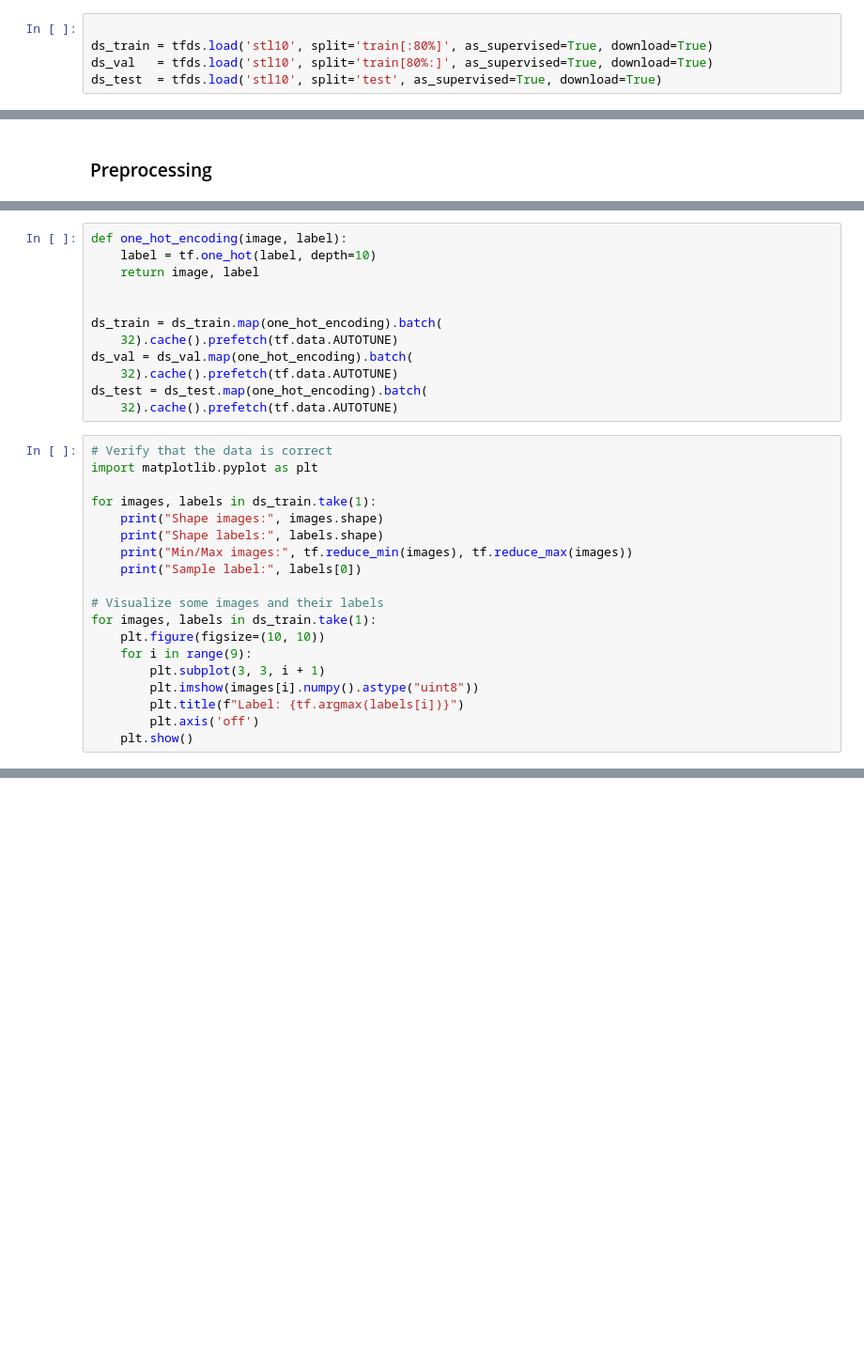
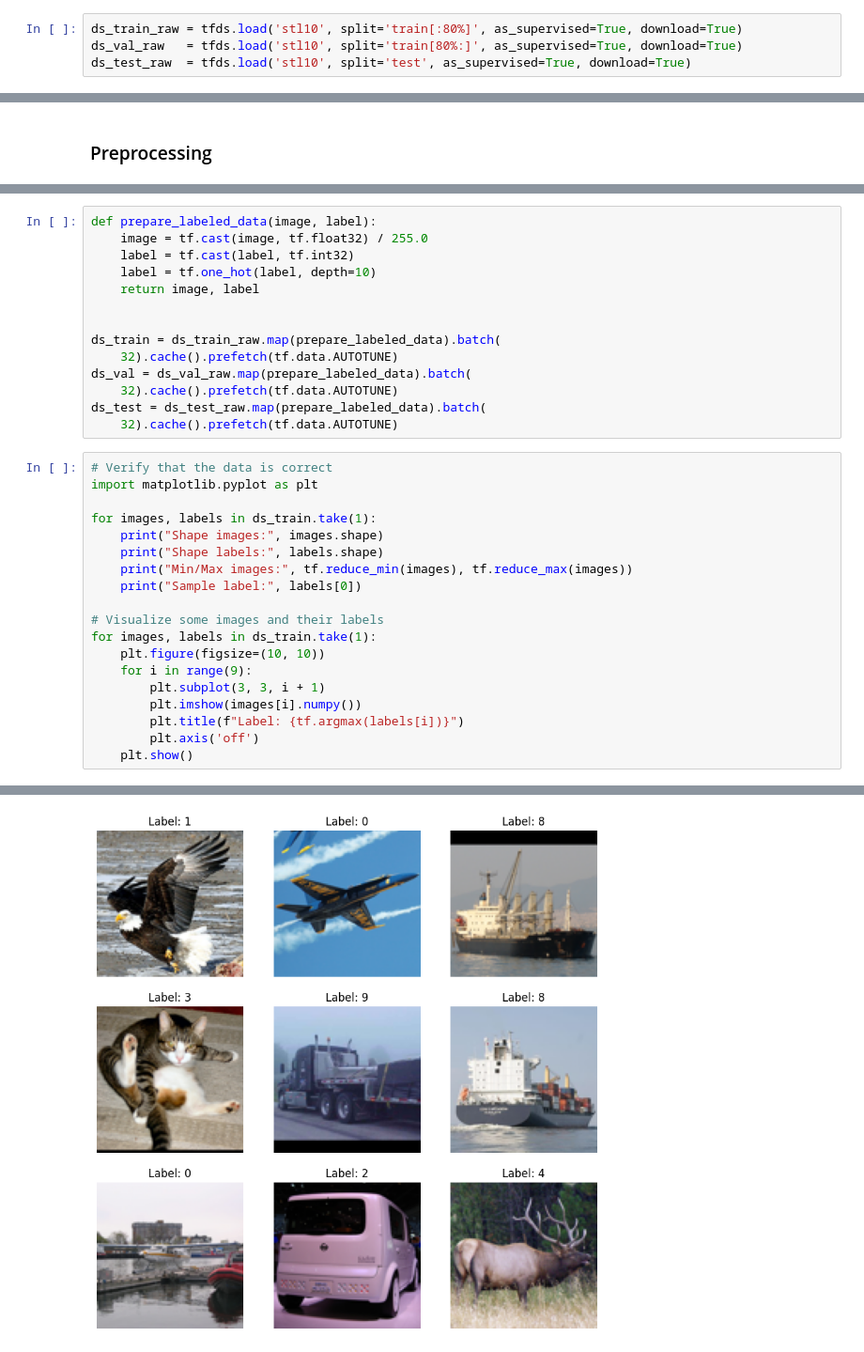
Before and after one commit to david-fm/dl-p3-latent-space, a Jupyter notebook: lab.ipynb, the cells around one changed output, grey strips where cells are left out. Shown at 94% size. Drawn from its saved outputs; the diff is of its cells as text; blank space fills up the shorter version.

```diff
--- a/lab.ipynb
+++ b/lab.ipynb
@@ -122,10 +145,9 @@ autoencoder.fit(
     validation_data=None
 )
 # %%
-
-ds_train = tfds.load('stl10', split='train[:80%]', as_supervised=True, download=True)
-ds_val   = tfds.load('stl10', split='train[80%:]', as_supervised=True, download=True)
-ds_test  = tfds.load('stl10', split='test', as_supervised=True, download=True)
+ds_train_raw = tfds.load('stl10', split='train[:80%]', as_supervised=True, download=True)
+ds_val_raw   = tfds.load('stl10', split='train[80%:]', as_supervised=True, download=True)
+ds_test_raw  = tfds.load('stl10', split='test', as_supervised=True, download=True)
 # %%
 import matplotlib.pyplot as plt
 
@@ -157,16 +186,18 @@ A preprocessing pipeline has been applied with the following key steps:
 
 * Batching: Finally, the data is packed into groups of 32 elements. This optimizes resource consumption during training.
 # %%
-def one_hot_encoding(image, label):
+def prepare_labeled_data(image, label):
+    image = tf.cast(image, tf.float32) / 255.0
+    label = tf.cast(label, tf.int32)
     label = tf.one_hot(label, depth=10)
     return image, label
 
 
-ds_train = ds_train.map(one_hot_encoding).batch(
+ds_train = ds_train_raw.map(prepare_labeled_data).batch(
     32).cache().prefetch(tf.data.AUTOTUNE)
-ds_val = ds_val.map(one_hot_encoding).batch(
+ds_val = ds_val_raw.map(prepare_labeled_data).batch(
     32).cache().prefetch(tf.data.AUTOTUNE)
-ds_test = ds_test.map(one_hot_encoding).batch(
+ds_test = ds_test_raw.map(prepare_labeled_data).batch(
     32).cache().prefetch(tf.data.AUTOTUNE)
 # %%
 # Verify that the data is correct
@@ -183,7 +214,7 @@ for images, labels in ds_train.take(1):
     plt.figure(figsize=(10, 10))
     for i in range(9):
         plt.subplot(3, 3, i + 1)
-        plt.imshow(images[i].numpy().astype("uint8"))
+        plt.imshow(images[i].numpy())
         plt.title(f"Label: {tf.argmax(labels[i])}")
         plt.axis('off')
     plt.show()
@@ -191,0 +226 @@ NotFoundError: {{function_node __wrapped__IteratorGetNext_output_types_2_device_
+[figure, added]
```
Also changed, not shown: parts of 30 cells of this notebook, 3 other files.
